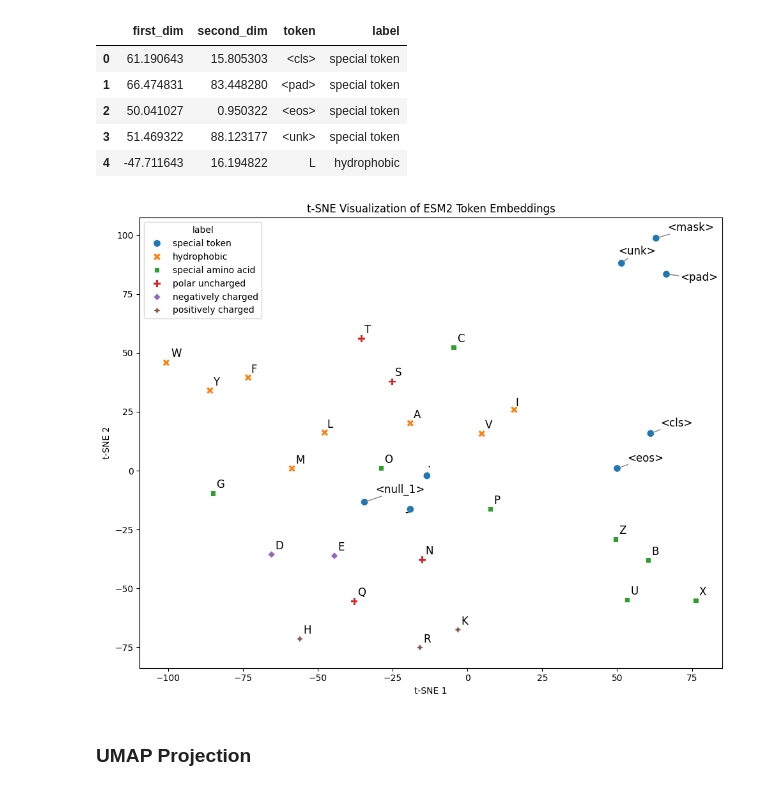
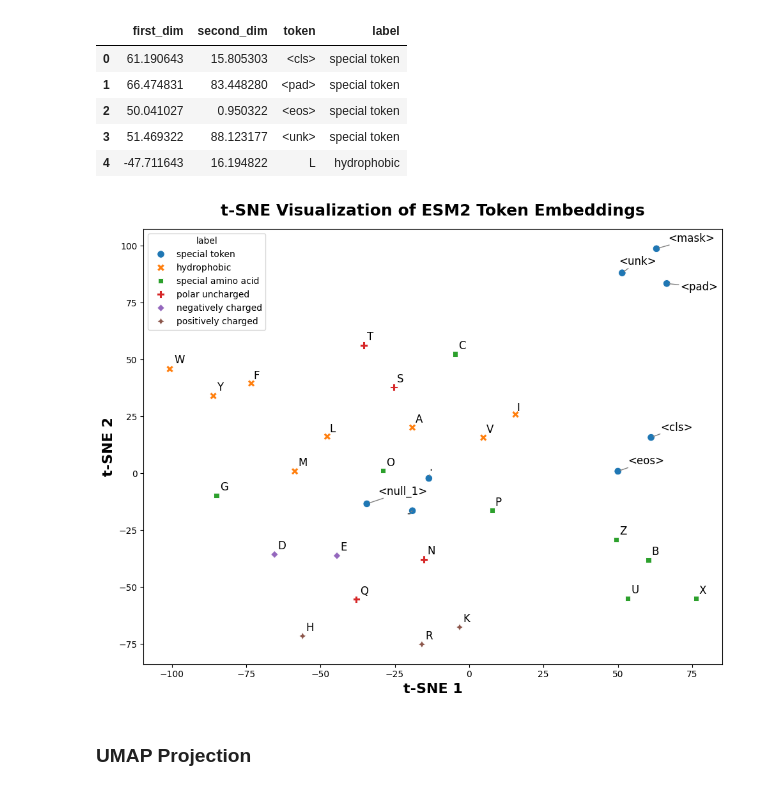
Before and after one commit to rjholik/protein-onehot-esm2, a Jupyter notebook: 02 - Protein Representation.ipynb, the cells around one changed output. Drawn from its saved outputs; the diff is of its cells as text; code cells hidden in the pictures.

```diff
--- a/02 - Protein Representation.ipynb
+++ b/02 - Protein Representation.ipynb
@@ -339,36 +342,39 @@ embeddings_tsne_df.head()
 # %%
 plt.figure(figsize=(10, 8))
 
 ax = sns.scatterplot(
     data=embeddings_tsne_df,
     x="first_dim",
     y="second_dim",
     hue="label",
     style="label",
     s=70
 )
 
-ax.set_title("t-SNE Visualization of ESM2 Token Embeddings")
-ax.set_xlabel("t-SNE 1")
-ax.set_ylabel("t-SNE 2")
+ax.set_title("t-SNE Visualization of ESM2 Token Embeddings",
+    fontsize=18,
+    fontweight="bold",
+    pad=15)
+ax.set_xlabel("t-SNE 1", fontsize=16, fontweight="bold")
+ax.set_ylabel("t-SNE 2", fontsize=16, fontweight="bold")
 
 # Add token text labels
 texts = [
     ax.text(row["first_dim"], row["second_dim"], row["token"], fontsize=12)
     for _, row in embeddings_tsne_df.iterrows()
 ]
 
 # Automatically reduce label overlap
 adjust_text(
     texts,
     expand=(1.5, 1.5),
     arrowprops=dict(arrowstyle="->", color="grey")
 )
 
 plt.tight_layout()
 plt.show()
 # %% [output]
-[figure, old version]
+[figure, new version]
 # %% [markdown]
 ### UMAP Projection
 # %%
```
Also changed, not shown: parts of 6 cells of this notebook.
